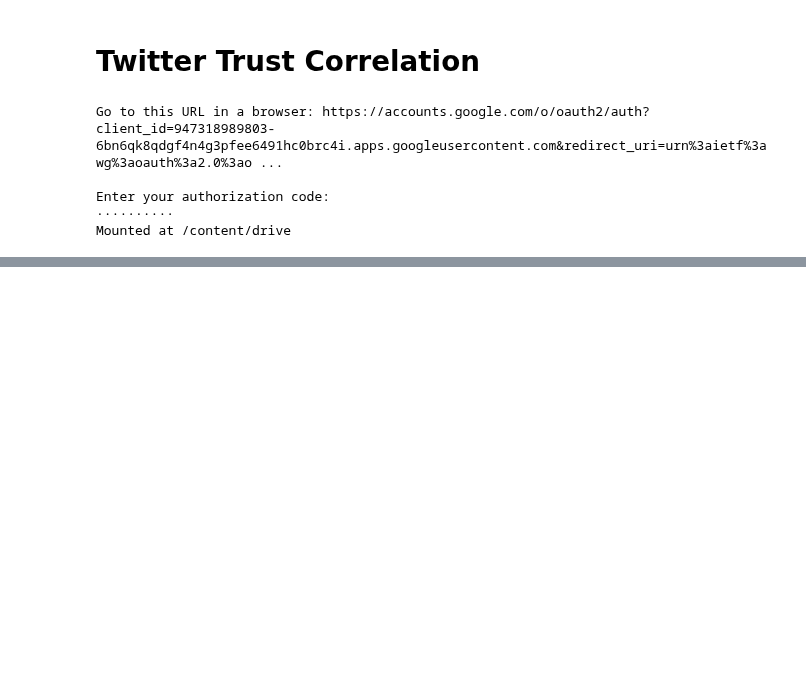
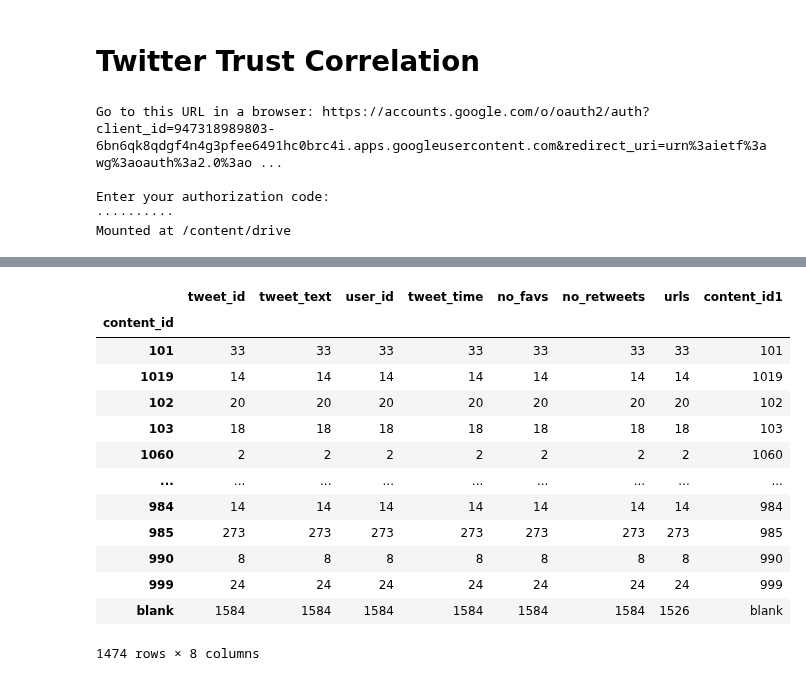
Before and after one commit to fagan2888/tweet-url-relationships, a Jupyter notebook: notebooks/Tweet Trust Correlation.ipynb, the cells around one changed output, grey strips where cells are left out. Cells and saved outputs as stored; diff of their text form; code cells hidden in the pictures; blank space fills up the shorter version.

```diff
--- a/notebooks/Tweet Trust Correlation.ipynb
+++ b/notebooks/Tweet Trust Correlation.ipynb
@@ -111,0 +137,19 @@ saveddf
+# %%
+num_tweets = raw_tweets.groupby(['content_id']).count()
+num_tweets['content_id1'] = num_tweets.index
+num_tweets
+# %% [output]
+|  | tweet_id | tweet_text | user_id | tweet_time | no_favs | no_retweets | urls | content_id1 |
+| content_id |  |  |  |  |  |  |  |  |
+| 101 | 33 | 33 | 33 | 33 | 33 | 33 | 33 | 101 |
+| 1019 | 14 | 14 | 14 | 14 | 14 | 14 | 14 | 1019 |
+| 102 | 20 | 20 | 20 | 20 | 20 | 20 | 20 | 102 |
+| 103 | 18 | 18 | 18 | 18 | 18 | 18 | 18 | 103 |
+| 1060 | 2 | 2 | 2 | 2 | 2 | 2 | 2 | 1060 |
+| ... | ... | ... | ... | ... | ... | ... | ... | ... |
+| 984 | 14 | 14 | 14 | 14 | 14 | 14 | 14 | 984 |
+| 985 | 273 | 273 | 273 | 273 | 273 | 273 | 273 | 985 |
+| 990 | 8 | 8 | 8 | 8 | 8 | 8 | 8 | 990 |
+| 999 | 24 | 24 | 24 | 24 | 24 | 24 | 24 | 999 |
+| blank | 1584 | 1584 | 1584 | 1584 | 1584 | 1584 | 1526 | blank |
+1474 rows × 8 columns
```
Also changed, not shown: parts of 16 cells of this notebook.
